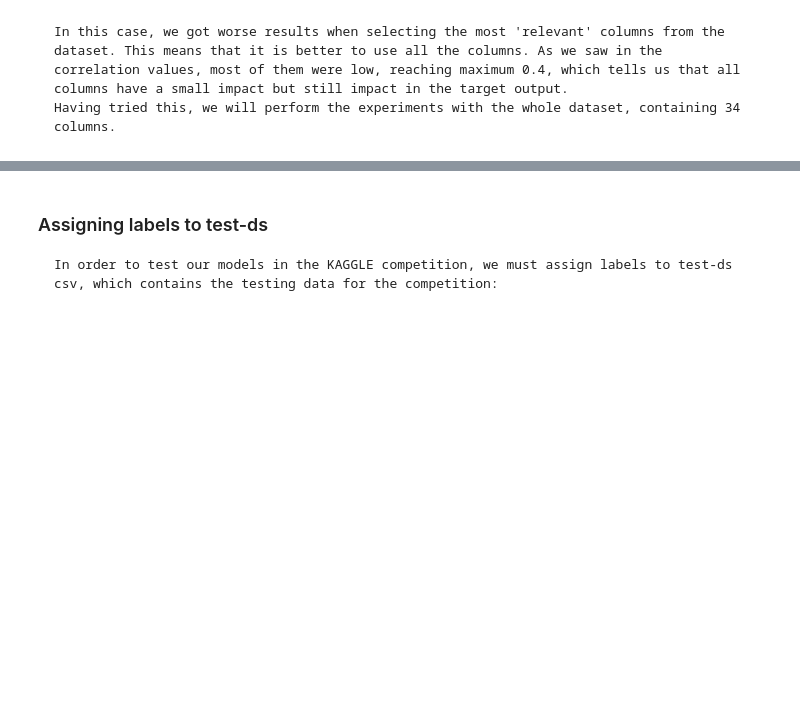
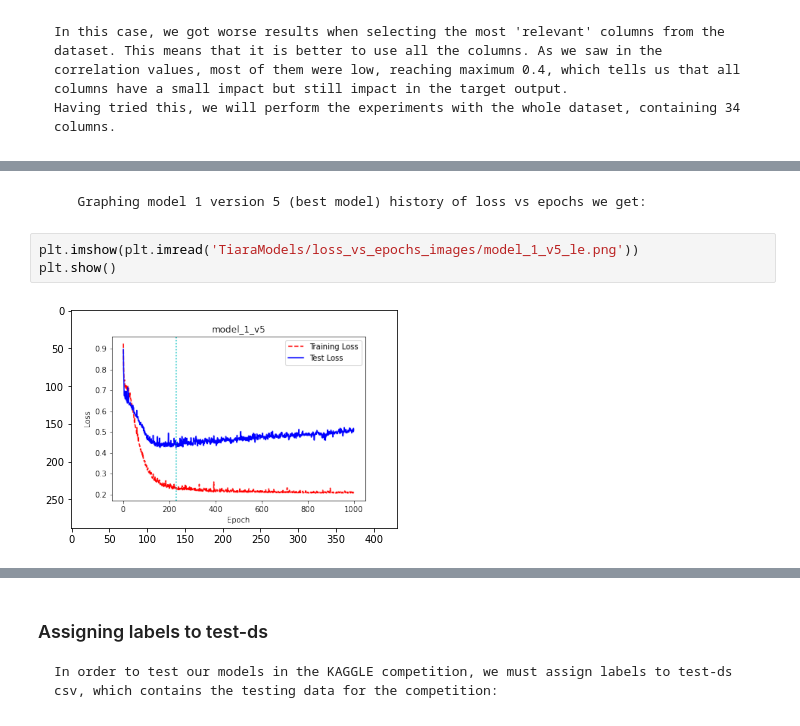
Before and after one commit to tiaraRS/NivelDeAdaptabilidad, a Jupyter notebook: Practica5.ipynb, the cells around one changed output, grey strips where cells are left out. Saved outputs shown, nothing was run; the diff lists cells and outputs as text; blank space fills up the shorter version.

Commit message:
general results and results for model 1 and 3 added

```diff
--- a/Practica5.ipynb
+++ b/Practica5.ipynb
@@ -523,0 +548,7 @@ Nivel de Adaptación_Moderado
+# %% [markdown]
+       Graphing model 1 version 5 (best model) history of loss vs epochs we get:
+# %%
+plt.imshow(plt.imread('TiaraModels/loss_vs_epochs_images/model_1_v5_le.png'))
+plt.show()
+# %% [output]
+[figure, added]
```
Also changed, not shown: parts of 17 cells of this notebook, 10 other files.
